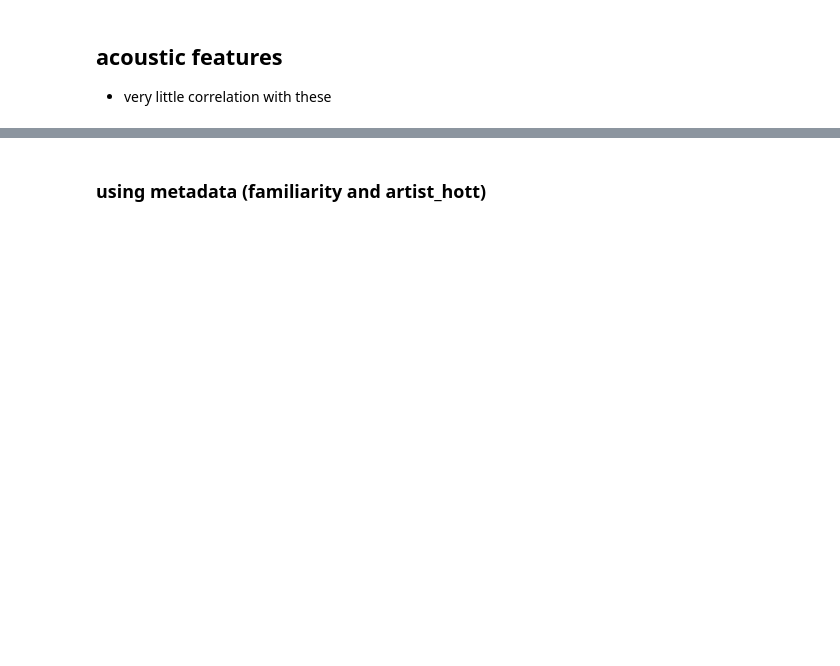
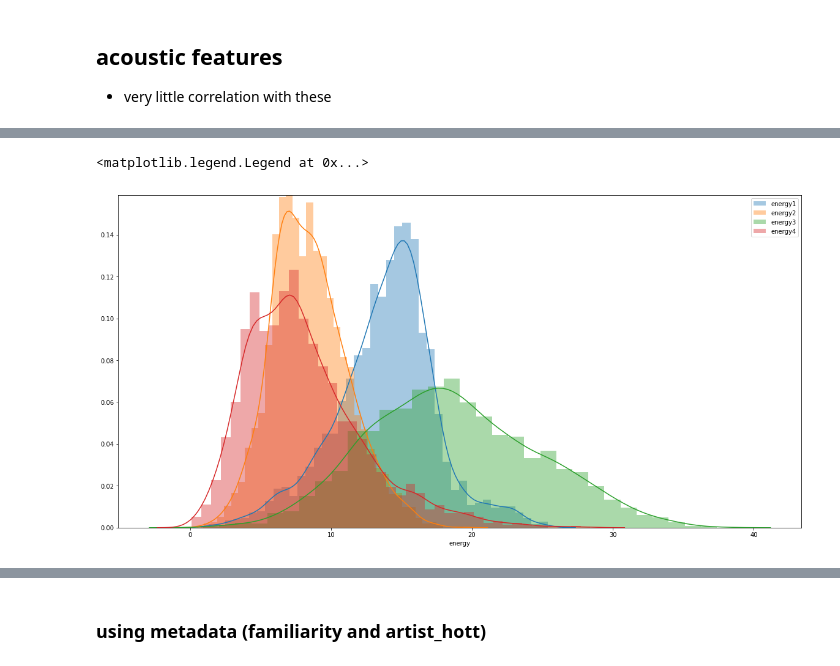
Before and after one commit to rshnn/song-success-predictor, a Jupyter notebook: basic-linear-regression.ipynb, the cells around one changed output, grey strips where cells are left out. Drawn from its saved outputs; the diff is of its cells as text; code cells hidden in the pictures; blank space fills up the shorter version.

```diff
--- a/basic-linear-regression.ipynb
+++ b/basic-linear-regression.ipynb
@@ -63,0 +98,13 @@ sns.pairplot(training_DF, x_vars=['key', 'tempo', 'loudness', 'time_signature'],
+# %%
+# Trying to figure out which energy is better to use...
+plt.subplots(figsize=(20,10))
+
+energy = sns.distplot(training_DF['energy1'], label='energy1', )
+energy = sns.distplot(training_DF['energy2'],  label='energy2')
+energy = sns.distplot(training_DF['energy3'],  label='energy3')
+energy = sns.distplot(training_DF['energy4'],  label='energy4', axlabel='energy')
+
+energy.legend()
+# %% [output]
+<matplotlib.legend.Legend at 0x...>
+[figure, added]
```
Also changed, not shown: parts of 40 cells of this notebook, 7 other files.
